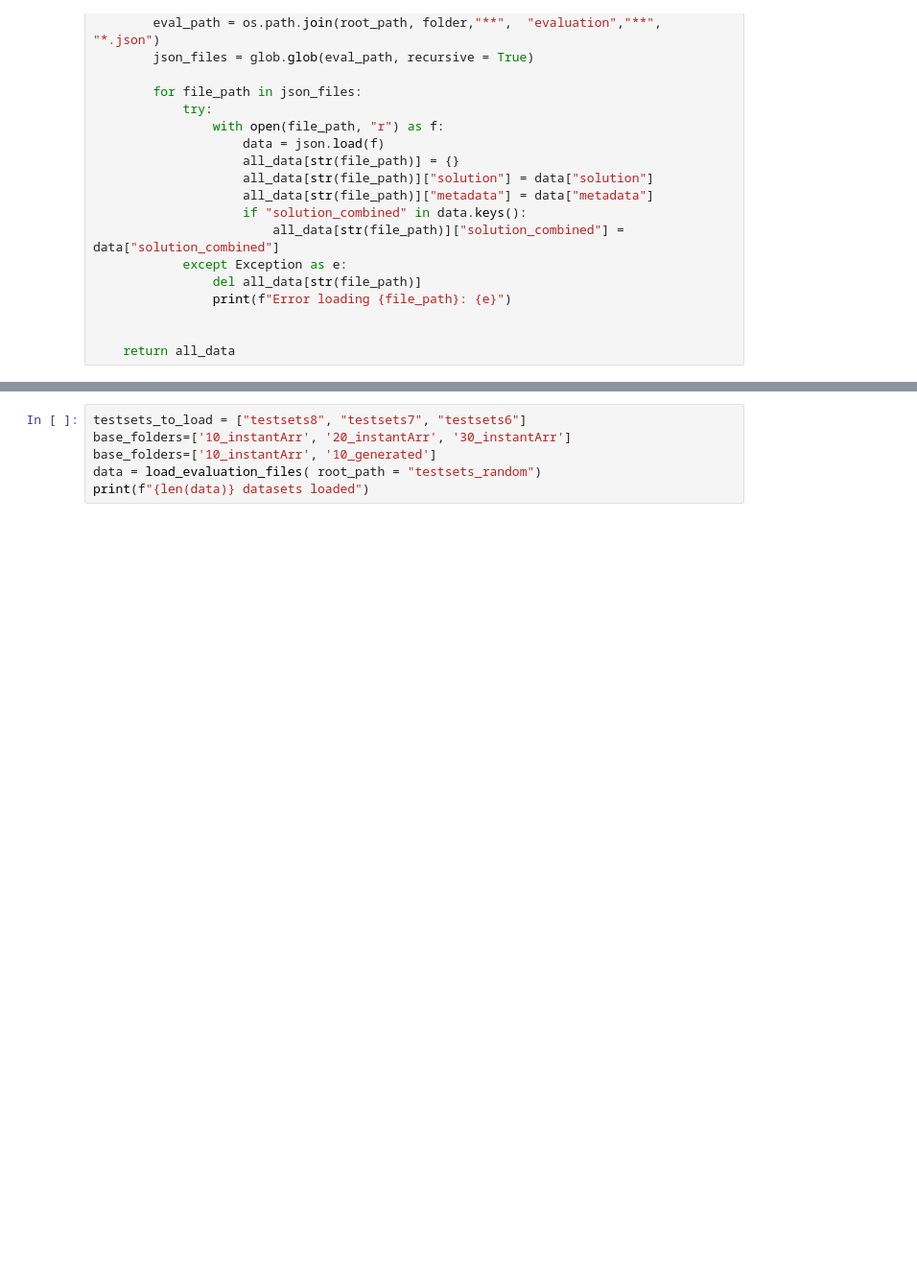
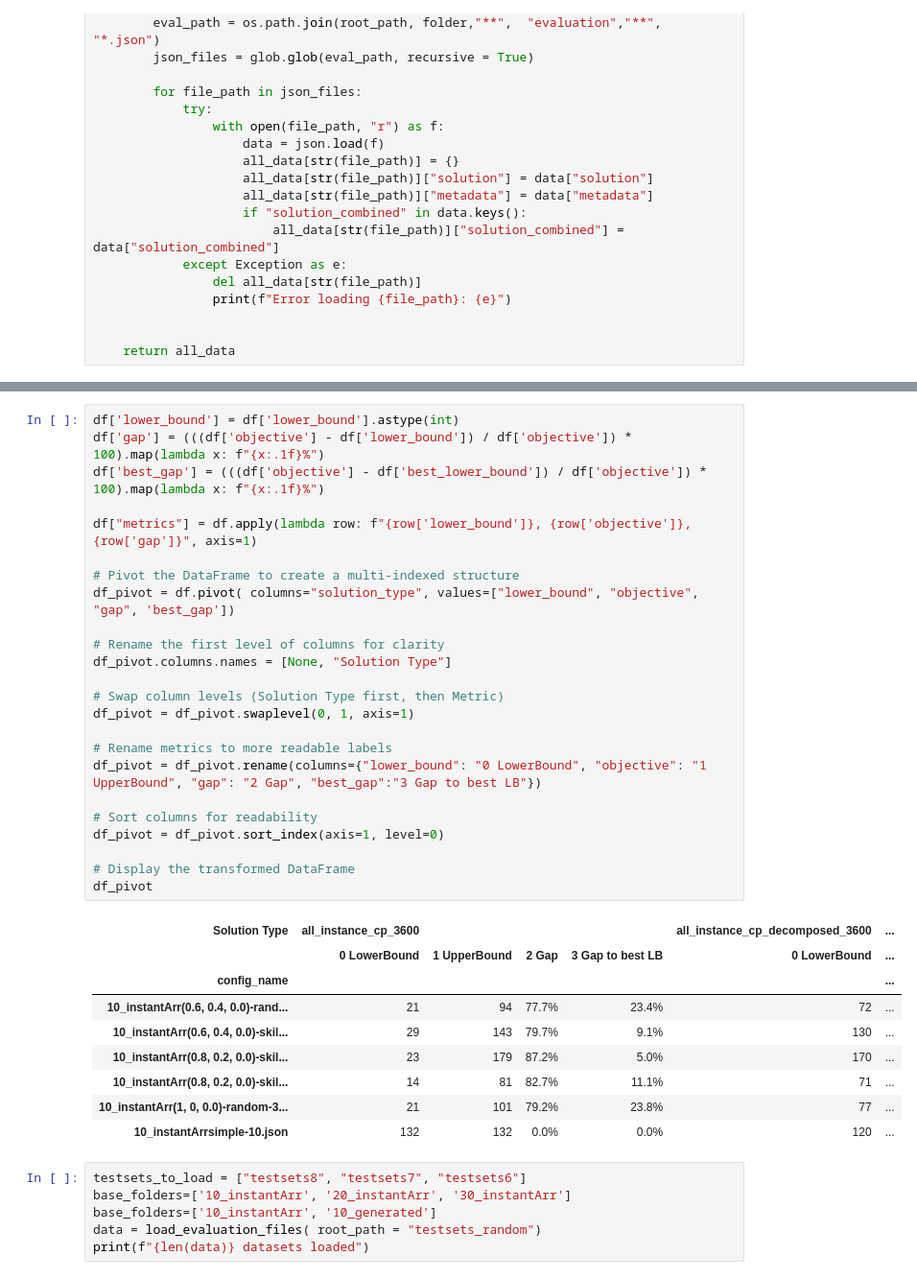
Before and after one commit to Schlixmann/ra_pst_py, a Jupyter notebook: evaluation.ipynb, the cells around one changed output, grey strips where cells are left out. Shown at 96% size. Cells and saved outputs as stored; diff of their text form; blank space fills up the shorter version.

```diff
--- a/evaluation.ipynb
+++ b/evaluation.ipynb
@@ -132,3 +184,37 @@ def pre_process_df(df:pd.DataFrame):
+# %%
+df['lower_bound'] = df['lower_bound'].astype(int)
+df['gap'] = (((df['objective'] - df['lower_bound']) / df['objective']) * 100).map(lambda x: f"{x:.1f}%")
+df['best_gap'] = (((df['objective'] - df['best_lower_bound']) / df['objective']) * 100).map(lambda x: f"{x:.1f}%")
+
+df["metrics"] = df.apply(lambda row: f"{row['lower_bound']}, {row['objective']}, {row['gap']}", axis=1)
+
+# Pivot the DataFrame to create a multi-indexed structure
+df_pivot = df.pivot( columns="solution_type", values=["lower_bound", "objective", "gap", 'best_gap'])
+
+# Rename the first level of columns for clarity
+df_pivot.columns.names = [None, "Solution Type"]
+
+# Swap column levels (Solution Type first, then Metric)
+df_pivot = df_pivot.swaplevel(0, 1, axis=1)
+
+# Rename metrics to more readable labels
+df_pivot = df_pivot.rename(columns={"lower_bound": "0 LowerBound", "objective": "1 UpperBound", "gap": "2 Gap", "best_gap":"3 Gap to best LB"})
+
+# Sort columns for readability
+df_pivot = df_pivot.sort_index(axis=1, level=0)
+
+# Display the transformed DataFrame
+df_pivot
+# %% [output]
+| Solution Type | all_instance_cp_3600 |  |  |  | all_instance_cp_decomposed_3600 | ... |
+|  | 0 LowerBound | 1 UpperBound | 2 Gap | 3 Gap to best LB | 0 LowerBound | ... |
+| config_name |  |  |  |  |  | ... |
+| 10_instantArr(0.6, 0.4, 0.0)-rand... | 21 | 94 | 77.7% | 23.4% | 72 | ... |
+| 10_instantArr(0.6, 0.4, 0.0)-skil... | 29 | 143 | 79.7% | 9.1% | 130 | ... |
+| 10_instantArr(0.8, 0.2, 0.0)-skil... | 23 | 179 | 87.2% | 5.0% | 170 | ... |
+| 10_instantArr(0.8, 0.2, 0.0)-skil... | 14 | 81 | 82.7% | 11.1% | 71 | ... |
+| 10_instantArr(1, 0, 0.0)-random-3... | 21 | 101 | 79.2% | 23.8% | 77 | ... |
+| 10_instantArrsimple-10.json | 132 | 132 | 0.0% | 0.0% | 120 | ... |
 # %%
 testsets_to_load = ["testsets8", "testsets7", "testsets6"]
 base_folders=['10_instantArr', '20_instantArr', '30_instantArr']
```
Also changed, not shown: parts of 6 cells of this notebook, 2 other files.
